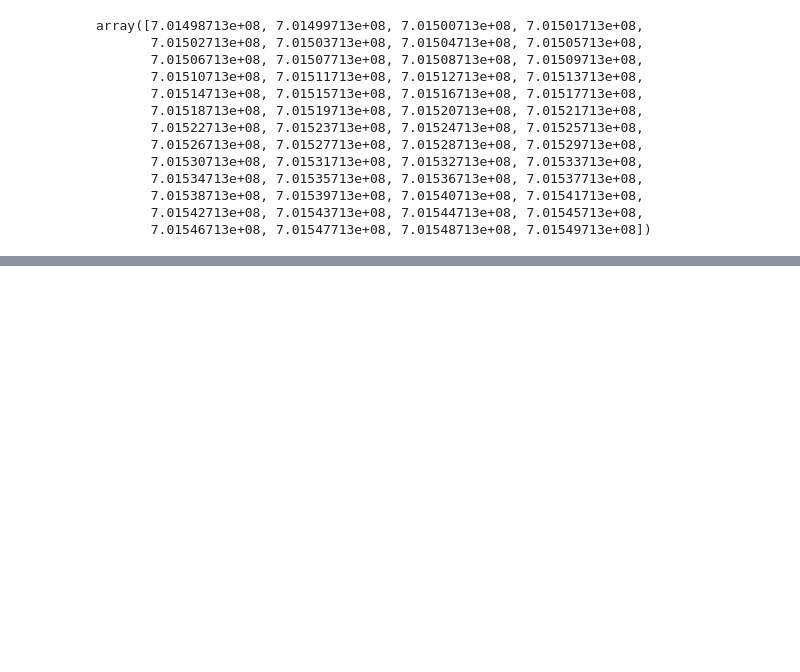
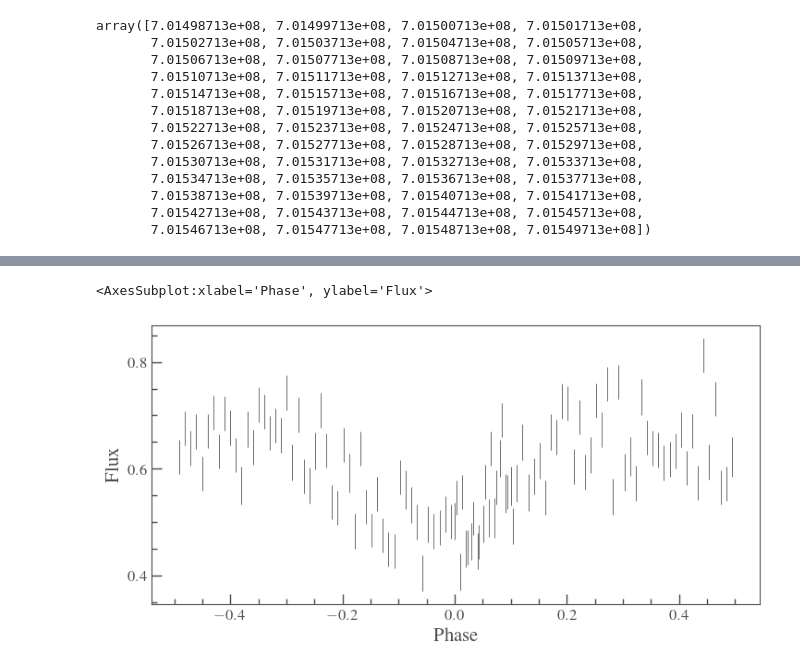
Before and after one commit to davidjwilson/gd394_chandra, a Jupyter notebook: tgcat_lc.ipynb, the cells around one changed output, grey strips where cells are left out. Saved outputs shown, nothing was run; the diff lists cells and outputs as text; code cells hidden in the pictures; blank space fills up the shorter version.

```diff
--- a/tgcat_lc.ipynb
+++ b/tgcat_lc.ipynb
@@ -203,0 +162,6 @@ plt.errorbar(tfold, counts, yerr=error, marker='o', ls='none')
+# %%
+lcf = lc.fold(1.1468*u.d, normalize_phase=True)
+lcf.errorbar()
+# %% [output]
+<AxesSubplot:xlabel='Phase', ylabel='Flux'>
+[figure, added]
```
Also changed, not shown: parts of 16 cells of this notebook, 2 other files.
